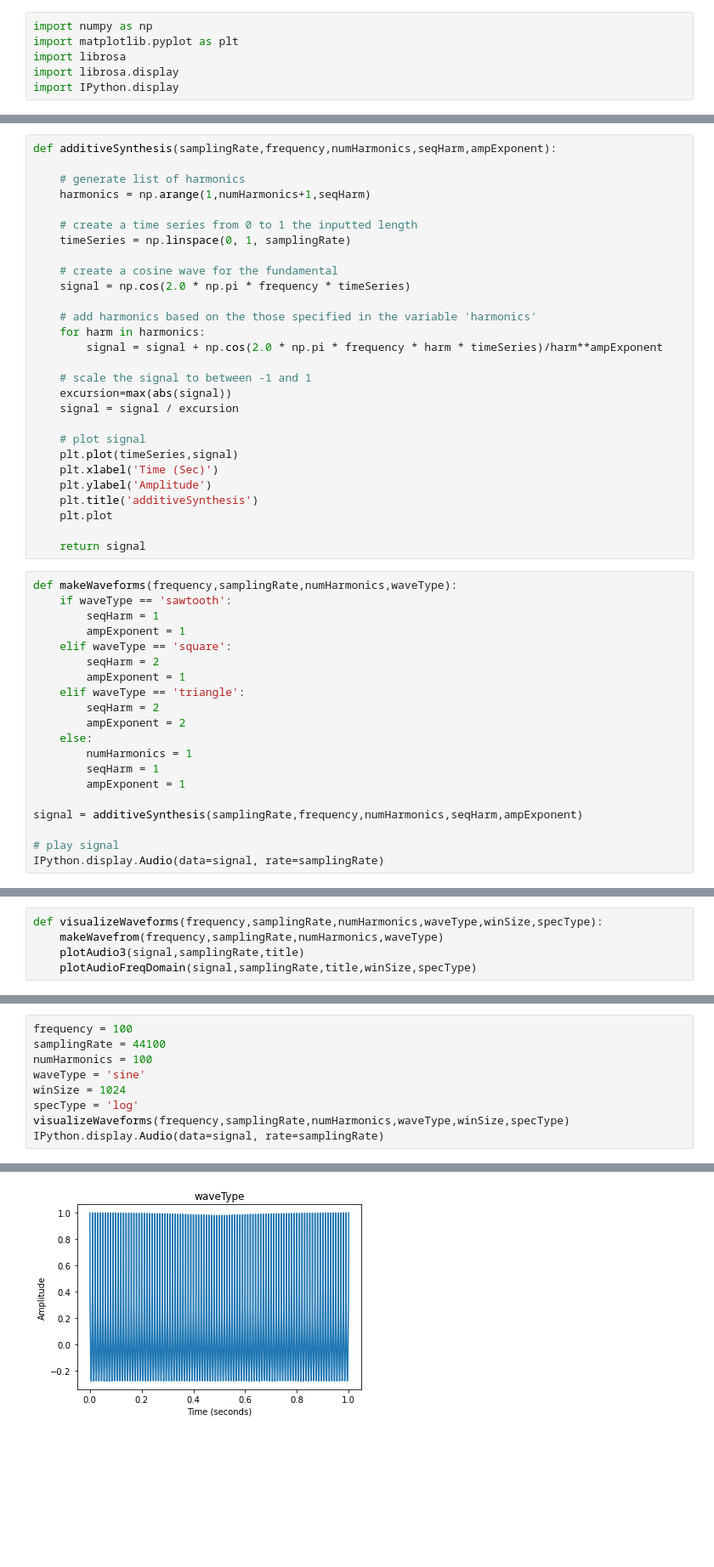
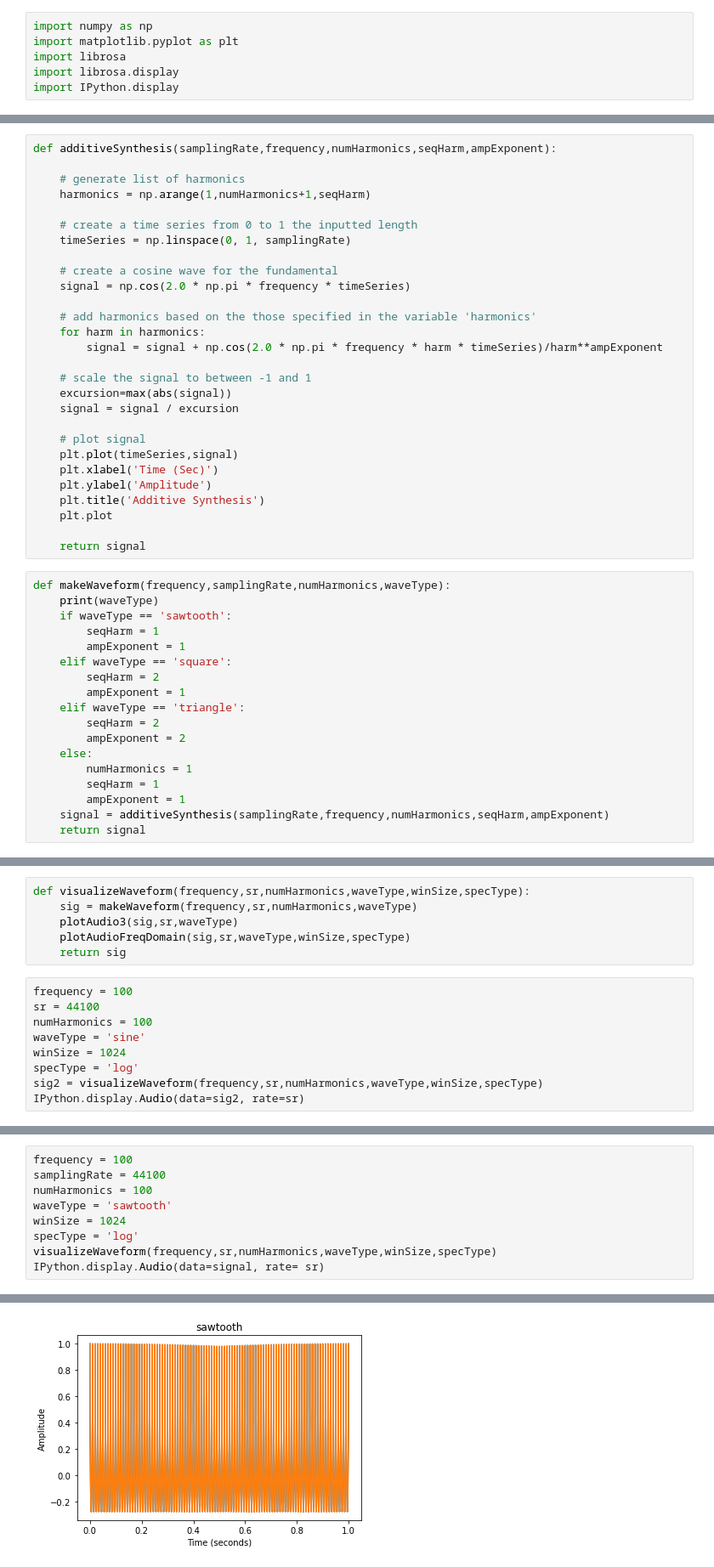
Before and after one commit to IsraelP9220/imc-2021-ponte, a Jupyter notebook: Lab Assignments/Lab Assignment 4.ipynb, the cells around one changed output, grey strips where cells are left out. Shown at 85% size. Drawn from its saved outputs; the diff is of its cells as text; blank space fills up the shorter version.

```diff
--- a/Lab Assignments/Lab Assignment 4.ipynb
+++ b/Lab Assignments/Lab Assignment 4.ipynb
@@ -60,12 +60,13 @@ def additiveSynthesis(samplingRate,frequency,numHarmonics,seqHarm,ampExponent):
     plt.plot(timeSeries,signal)
     plt.xlabel('Time (Sec)')
     plt.ylabel('Amplitude')
-    plt.title('additiveSynthesis')
+    plt.title('Additive Synthesis')
     plt.plot
 
     return signal
 # %%
-def makeWaveforms(frequency,samplingRate,numHarmonics,waveType):
+def makeWaveform(frequency,samplingRate,numHarmonics,waveType):
+    print(waveType)
     if waveType == 'sawtooth':
         seqHarm = 1
         ampExponent = 1
@@ -79,8 +80,5 @@ def makeWaveforms(frequency,samplingRate,numHarmonics,waveType):
         numHarmonics = 1
         seqHarm = 1
         ampExponent = 1
-
-signal = additiveSynthesis(samplingRate,frequency,numHarmonics,seqHarm,ampExponent)
-
-# play signal
-IPython.display.Audio(data=signal, rate=samplingRate)
+    signal = additiveSynthesis(samplingRate,frequency,numHarmonics,seqHarm,ampExponent)
+    return signal
@@ -90,5 +85,15 @@ IPython.display.Audio(data=signal, rate=samplingRate)
 # %%
-def visualizeWaveforms(frequency,samplingRate,numHarmonics,waveType,winSize,specType):
-    makeWavefrom(frequency,samplingRate,numHarmonics,waveType)
-    plotAudio3(signal,samplingRate,title)
-    plotAudioFreqDomain(signal,samplingRate,title,winSize,specType)
+def visualizeWaveform(frequency,sr,numHarmonics,waveType,winSize,specType):
+    sig = makeWaveform(frequency,sr,numHarmonics,waveType)
+    plotAudio3(sig,sr,waveType)
+    plotAudioFreqDomain(sig,sr,waveType,winSize,specType)
+    return sig
+# %%
+frequency = 100
+sr = 44100
+numHarmonics = 100
+waveType = 'sine'
+winSize = 1024
+specType = 'log'
+sig2 = visualizeWaveform(frequency,sr,numHarmonics,waveType,winSize,specType)
+IPython.display.Audio(data=sig2, rate=sr)
@@ -96,9 +106,9 @@ def visualizeWaveforms(frequency,samplingRate,numHarmonics,waveType,winSize,spec
 frequency = 100
 samplingRate = 44100
 numHarmonics = 100
-waveType = 'sine'
+waveType = 'sawtooth'
 winSize = 1024
 specType = 'log'
-visualizeWaveforms(frequency,samplingRate,numHarmonics,waveType,winSize,specType)
-IPython.display.Audio(data=signal, rate=samplingRate)
+visualizeWaveform(frequency,sr,numHarmonics,waveType,winSize,specType)
+IPython.display.Audio(data=signal, rate= sr)
 # %% [output]
@@ -105,2 +116,2 @@ IPython.display.Audio(data=signal, rate=samplingRate)
-[figure, old version]
+[figure, new version]
 [figure]
```
Also changed, not shown: parts of 8 cells of this notebook.
